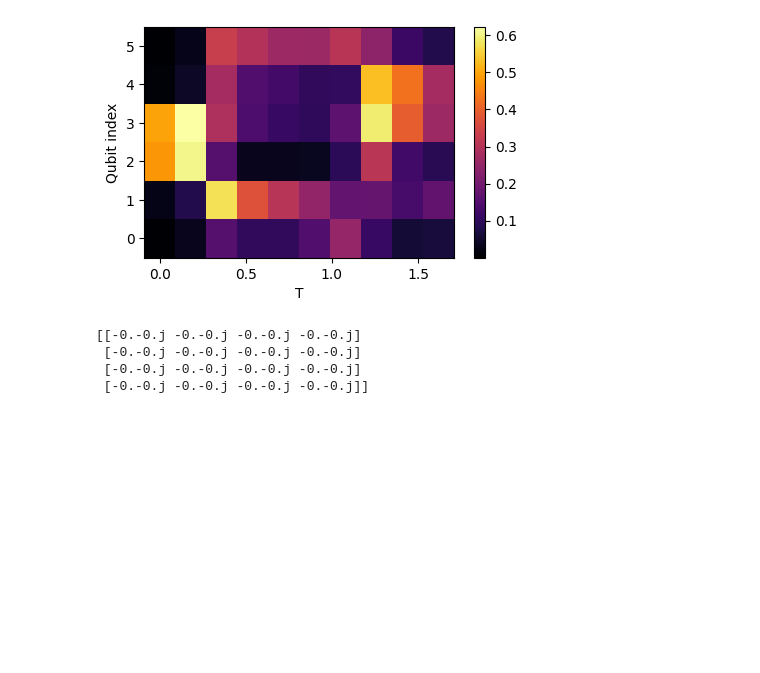
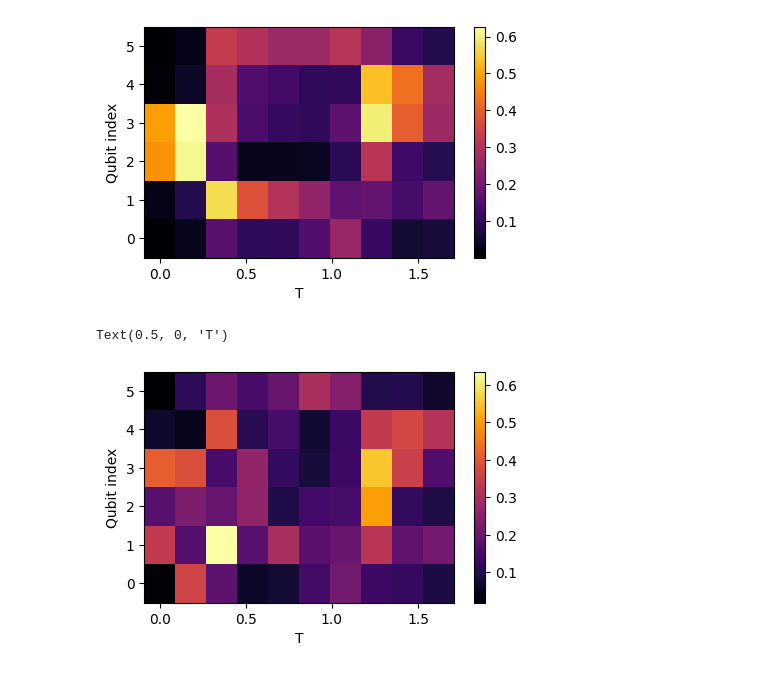
Before and after one commit to syralie/qsim-condensed-matter, a Jupyter notebook: NHSE.ipynb, the cells around one changed output. Drawn from its saved outputs; the diff is of its cells as text; code cells hidden in the pictures; blank space fills up the shorter version.

```diff
--- a/NHSE.ipynb
+++ b/NHSE.ipynb
@@ -208,11 +206,3 @@ plt.xlabel('T')
 # %% [output]
 Text(0.5, 0, 'T')
 [figure]
-# %%
-matrix = get_U_HN(1, 0, 2, timestep_duration)
-print(matrix[4:, 0:4])
-# %% [output]
-[[-0.-0.j -0.-0.j -0.-0.j -0.-0.j]
- [-0.-0.j -0.-0.j -0.-0.j -0.-0.j]
- [-0.-0.j -0.-0.j -0.-0.j -0.-0.j]
- [-0.-0.j -0.-0.j -0.-0.j -0.-0.j]]
@@ -218,0 +252,9 @@ print(matrix[4:, 0:4])
+# %%
+fig = plt.figure(figsize=(10/2,6/2), facecolor='white')
+im = plt.pcolormesh([timestep_duration * i for i in range(nb_timesteps)], np.arange(0,N,1), magnetization.T, cmap='inferno')
+fig.colorbar(im)
+plt.ylabel('Qubit index')
+plt.xlabel('T')
+# %% [output]
+Text(0.5, 0, 'T')
+[figure, added]
```
Also changed, not shown: parts of 2 cells of this notebook.
